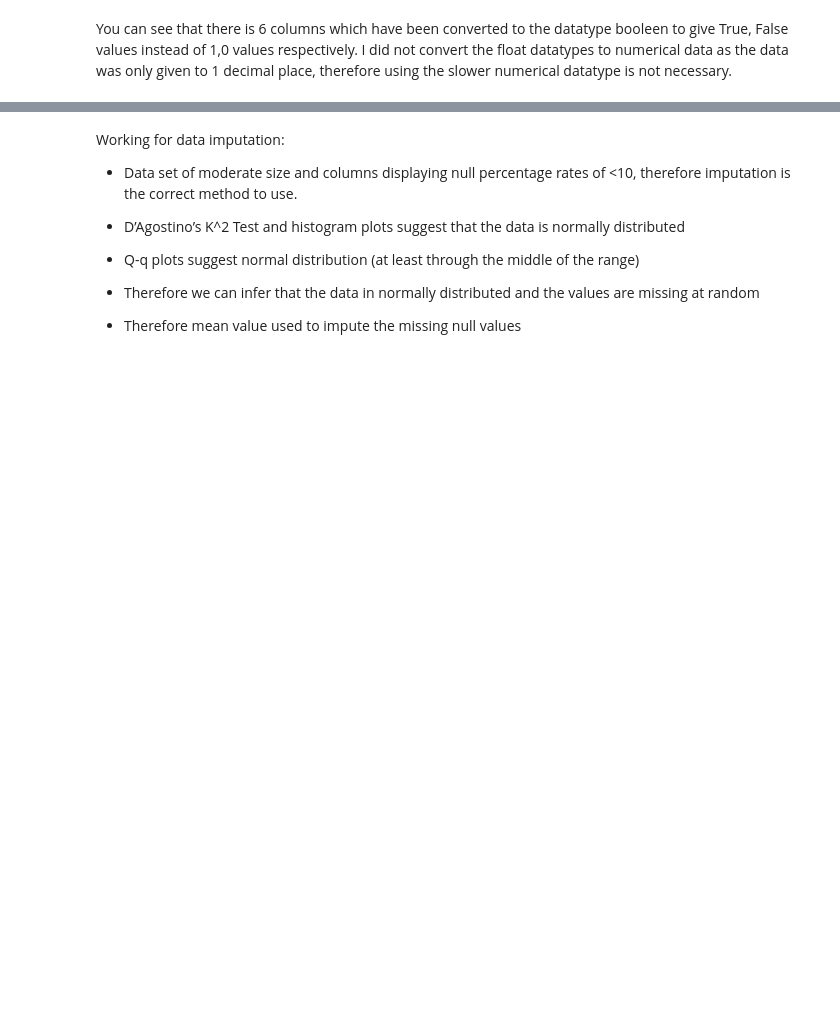
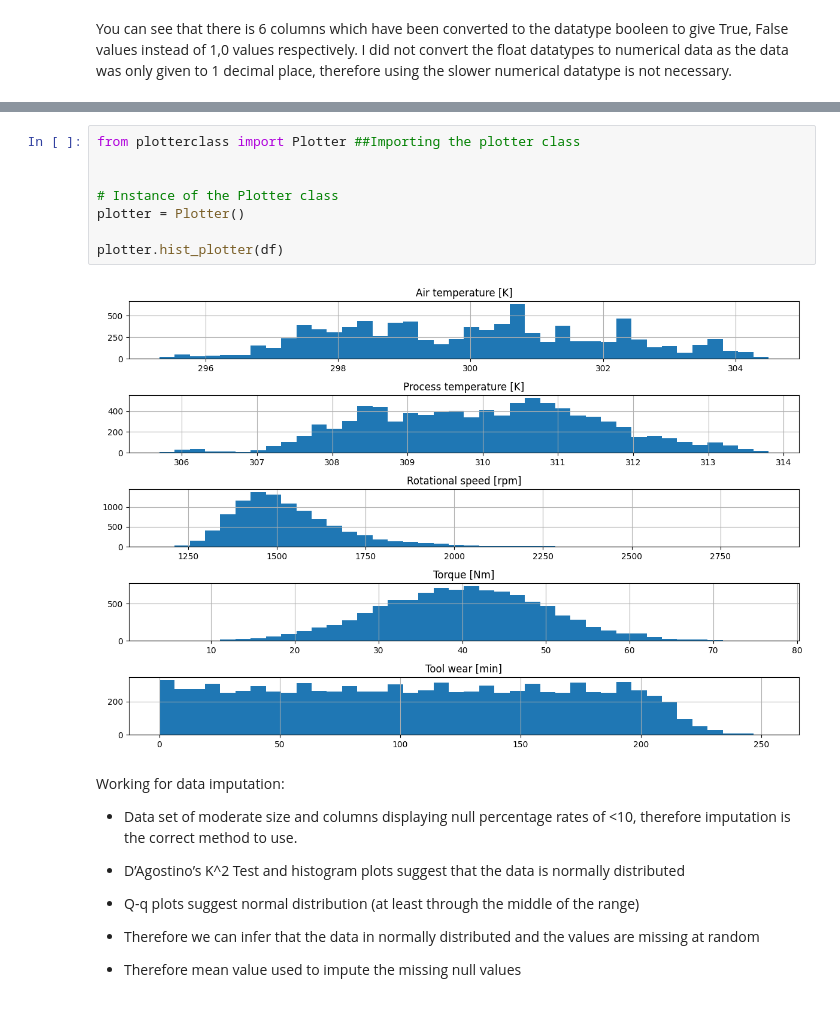
Before and after one commit to JoeWilson24/exploratory-data-analysis---the-manufacturing-process266, a Jupyter notebook: EDA.ipynb, the cells around one changed output, grey strips where cells are left out. Drawn from its saved outputs; the diff is of its cells as text; blank space fills up the shorter version.

```diff
--- a/EDA.ipynb
+++ b/EDA.ipynb
@@ -193,3 +81,13 @@ plotter = Plotter(df)
+# %%
+from plotterclass import Plotter ##Importing the plotter class
+
+
+# Instance of the Plotter class
+plotter = Plotter()
+
+plotter.hist_plotter(df)
+# %% [output]
+[figure, added]
 # %% [markdown]
 Working for data imputation:
 
```
Also changed, not shown: parts of 32 cells of this notebook, 4 other files.
